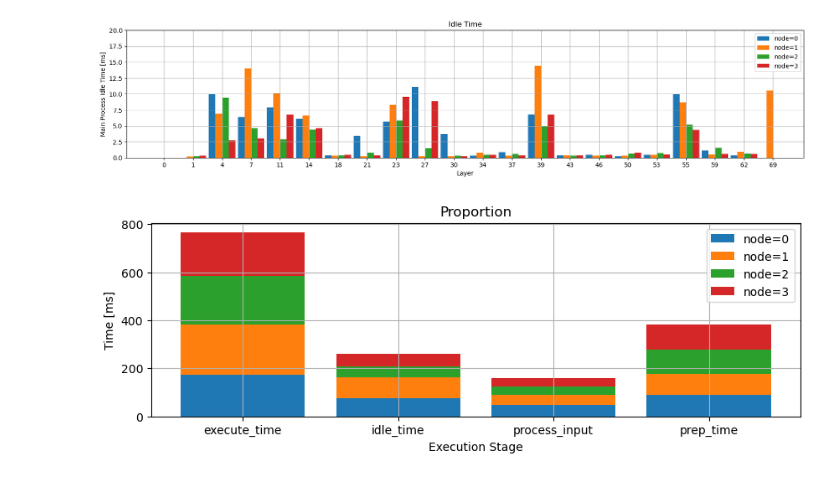
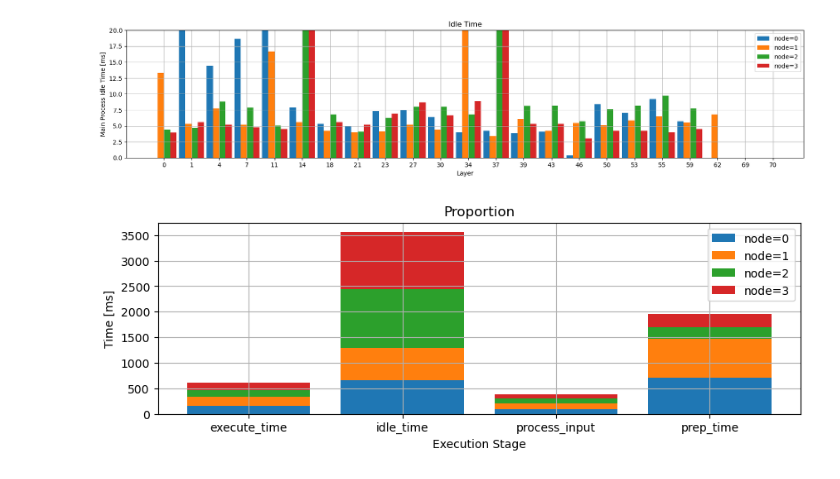
Before and after one commit to neu-spiral/CaP2, a Jupyter notebook: sandbox/plot_timing.ipynb, the cells around one changed output. Saved outputs shown, nothing was run; the diff lists cells and outputs as text; code cells hidden in the pictures.

```diff
--- a/sandbox/plot_timing.ipynb
+++ b/sandbox/plot_timing.ipynb
@@ -11,7 +11,11 @@ import os
 '''
 
 DO_SAVE = True
-test_name = 'test'
+run_names = ['resnet18_pr50_lcm1e-5', 'resnet18_pr75_lcm1e-5', 'resnet18_pr85_lcm1e-5']
+num_runs = len(run_names)
+test_name = run_names[0]
+log_name = 'resnet18'
+num_nodes = 4
 save_dir = os.path.join('assets', 'figs', test_name)
 log_file_path = os.path.join('logs', test_name)
 # %%
@@ -267,3 +285,5 @@ idle_time_df_tmp, execute_layer_ts_df_tmp, execute_layers_df_tmp, send_data_df_t
+# %%
+master_df, execute_layer_ts_df, send_data_df, received_layer_df, flops_df, total_runtime = combine_log_files(log_file_path, log_name, num_nodes)
 # %%
 '''
     Make scatter plots for TX and RX
@@ -294,12 +314,12 @@ if DO_SAVE:
 '''
     Breakdown of total time spent in different states
 '''
-for i in range(4):
-    total_idle_time = sum(idle_time_df['idle_time'][idle_time_df['node'] == i]) # ms
-    total_process_time = sum(idle_time_df['process_input'][idle_time_df['node'] == i]) # ms
-    total_exec_time = sum(execute_layers_df['execute_time'][execute_layers_df['node'] == i]) # ms
+for i in range(num_nodes):
+    total_idle_time = sum(master_df['idle_time'][master_df['node'] == i]) # ms
+    total_process_time = sum(master_df['process_input'][master_df['node'] == i]) # ms
+    total_exec_time = sum(master_df['execute_time'][master_df['node'] == i]) # ms
     total_tx_time = sum(send_data_df['send_time'][send_data_df['node'] == i]) # ms
-    total_prep_time = sum(prep_out_df['prep_time'][prep_out_df['node'] == i]) # ms
+    total_prep_time = sum(master_df['prep_time'][master_df['node'] == i]) # ms
     total_rx_time = sum(received_layer_df['receive_time'][received_layer_df['node'] == i] + received_layer_df['deserialize_time'][received_layer_df['node'] == i] )  # ms
     timed_total_time = sum([total_idle_time, total_exec_time, total_prep_time])
 
@@ -390,52 +410,42 @@ if DO_SAVE:
     Look at idling durations
     - idle time includes time spent receiving
     - idle time does not include time spent sending
     - idle time does not include time spent doing split layer computation
 
     # TODO: put bars next to one another
 '''
 
 width = 4
-uniq_layers = np.unique(idle_time_df['layer'])  # map layer number to bar index
+uniq_layers = np.unique(master_df['layer'])  # map layer number to bar index
 num_layers= len(uniq_layers)
 layer_array = np.arange(num_layers)
 
 plt.figure(figsize=(20,3.8))
 plt.grid()
 legend_strs = []
 for i in range(4):
     # map arrays to indexes on plot
-    index_map = np.isin(uniq_layers, idle_time_df[idle_time_df['node'] == i]['layer']).nonzero()[0]
-    plt.bar(  index_map*17.6+width*(i-1.5) ,idle_time_df[idle_time_df['node'] == i]['idle_time'], width)
+    index_map = np.isin(uniq_layers, master_df[master_df['node'] == i]['layer']).nonzero()[0]
+    plt.bar(  index_map*17.6+width*(i-1.5) ,master_df[master_df['node'] == i]['idle_time'], width)
     legend_strs += [f'node={i}']
 plt.title('Idle Time')
 plt.xlabel('Layer')
 plt.ylabel('Main Process Idle Time [ms]')
 plt.legend(legend_strs)
 
 
 _ = plt.xticks(layer_array*17.6, uniq_layers)
 plt.ylim(0, 20)
 
 if DO_SAVE:
     plt.savefig(os.path.join(save_dir, 'idle_time.jpg'))
 # %% [output]
-[figure, old version]
+[figure, new version]
 # %%
 '''
     WIP Compare durations from different states
 
-    # TODO: put bars next to one another
-
 '''
-
-# TODO: make master df the end all be all data structure
-# pre process to put these into one row per block: received_layer_df, send_data_df
-master_df =execute_layers_df
-for a_df in [idle_time_df, prep_out_df]:
-    master_df = pd.merge(master_df, a_df, on=['node', 'layer'], how='outer')
-master_df = master_df.sort_values(by='timestamp_x')
-master_df.to_csv(os.path.join(log_file_path,'block_timing.csv'), index=False)
 
 stages = ["execute_time", "idle_time", "process_input", "prep_time"]
 num_stages = len(stages)
@@ -463,4 +473,4 @@ plt.legend(legend_strs)
 if DO_SAVE:
     plt.savefig(os.path.join(save_dir, 'proportion.jpg'))
 # %% [output]
-[figure, old version]
+[figure, new version]
```
Also changed, not shown: parts of 8 cells of this notebook, 2 other files.
